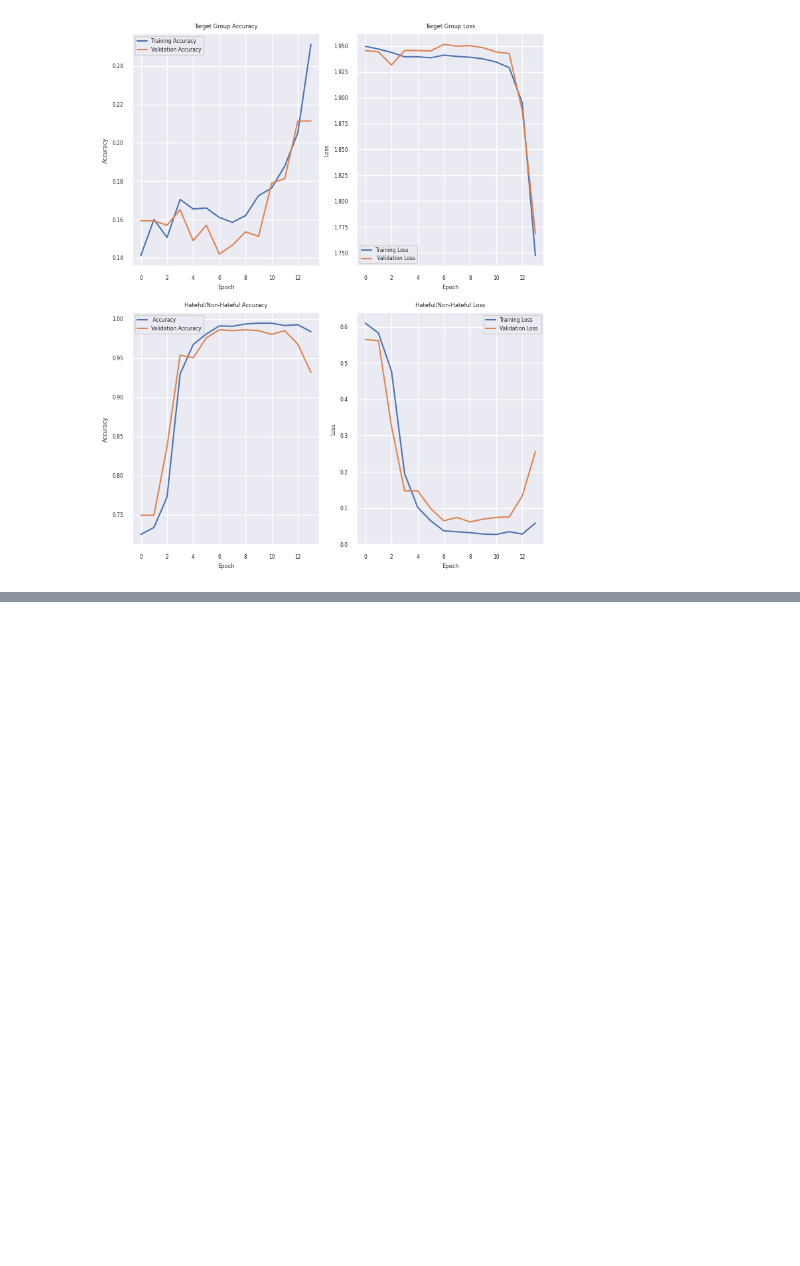
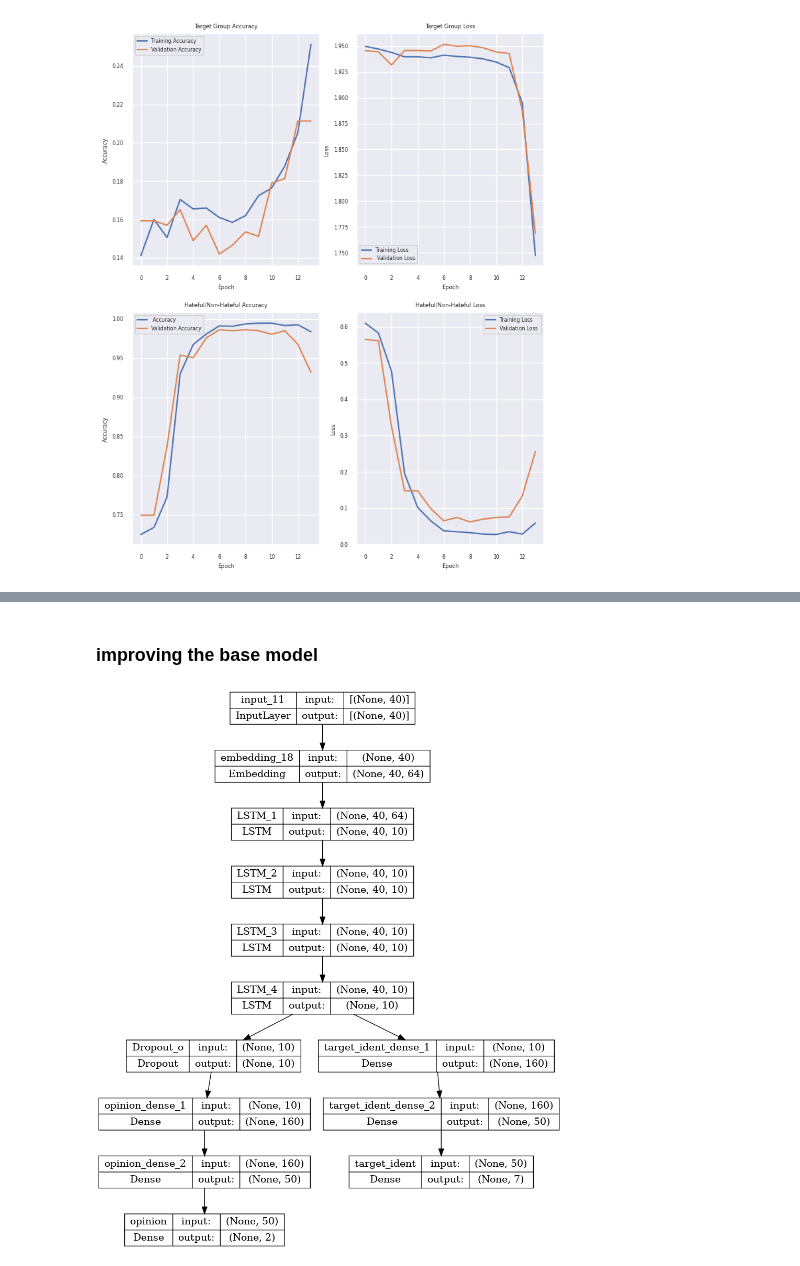
Before and after one commit to SCGlass/deep_learning, a Jupyter notebook: project/project.ipynb, the cells around one changed output, grey strips where cells are left out. Drawn from its saved outputs; the diff is of its cells as text; code cells hidden in the pictures; blank space fills up the shorter version.

```diff
--- a/project/project.ipynb
+++ b/project/project.ipynb
@@ -734,0 +761,24 @@ Target F1 Score = 0.14392873442218787
+# %% [markdown]
+### improving the base model
+# %%
+def base_model_2(inputs):
+    embed = Embedding(804, 64, input_length=40)(inputs)
+    LSTM_1 = LSTM(10,return_sequences=True,dropout=0.2, name ="LSTM_1") (embed)
+    LSTM_2 = LSTM(10,return_sequences=True,dropout=0.2, name= "LSTM_2") (LSTM_1)
+    LSTM_3 = LSTM(10,return_sequences=True,dropout=0.2, name ="LSTM_3") (LSTM_2)
+    LSTM_4 = LSTM(10,return_sequences=False,dropout=0.2, name= "LSTM_4") (LSTM_3)
+    Drop_o = Dropout(rate=0.5, name="Dropout_o") (LSTM_4)
+
+
+    o_dense_1 = Dense(160, activation="relu", name="opinion_dense_1") (Drop_o)
+    t_dense_1 = Dense(160, activation="relu", name="target_ident_dense_1") (LSTM_4)
+    o_dense_2 = Dense(50, activation="relu", name="opinion_dense_2") (o_dense_1)
+    t_dense_2 = Dense(50, activation="relu", name="target_ident_dense_2") (t_dense_1)
+
+    return o_dense_2, t_dense_2
+# %%
+model_2 = final_model(inputs, base_model_2(inputs))
+# %%
+model_2 = compile_model(model_2)
+# %% [output]
+[figure, added]
```
Also changed, not shown: parts of 17 cells of this notebook, 8 other files.
